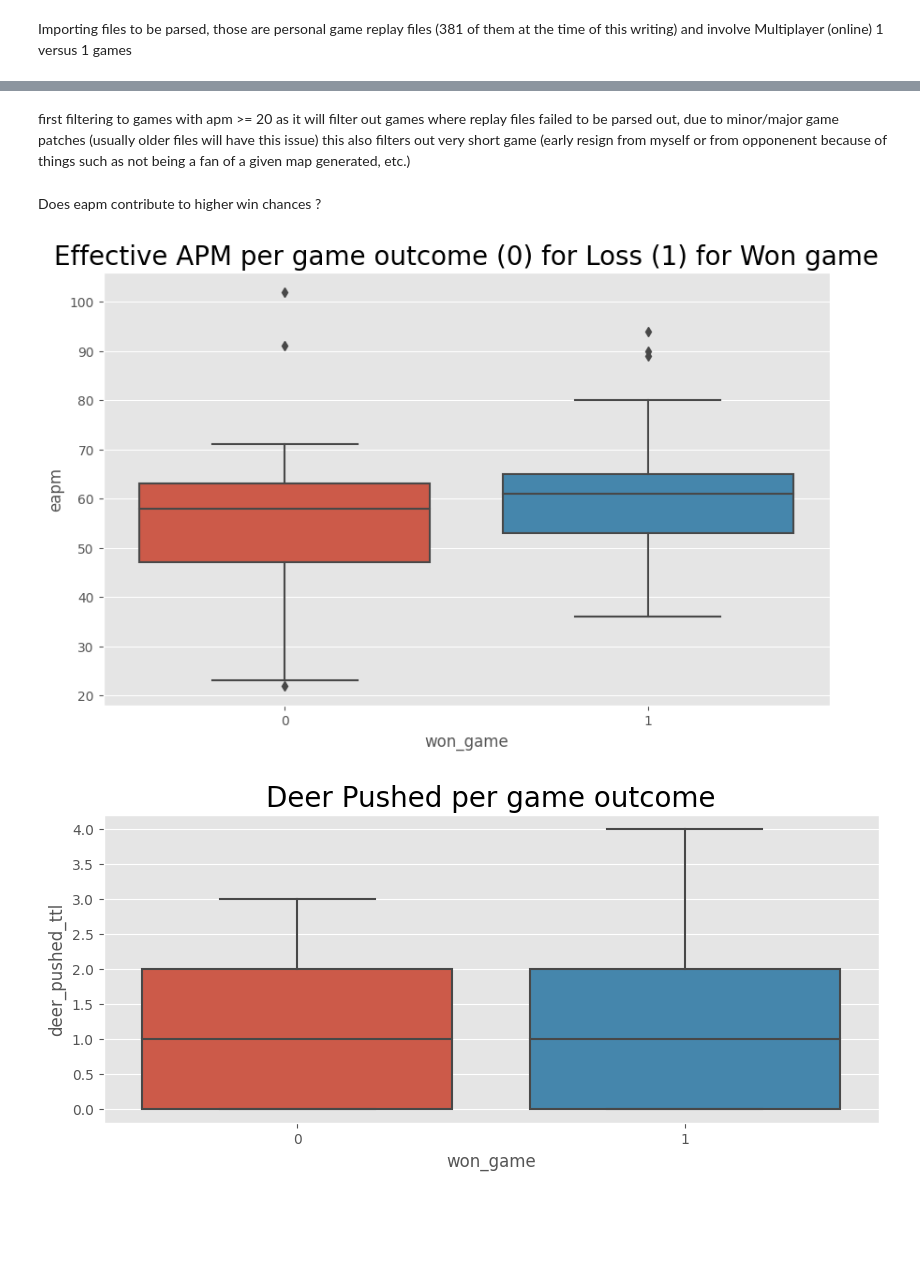
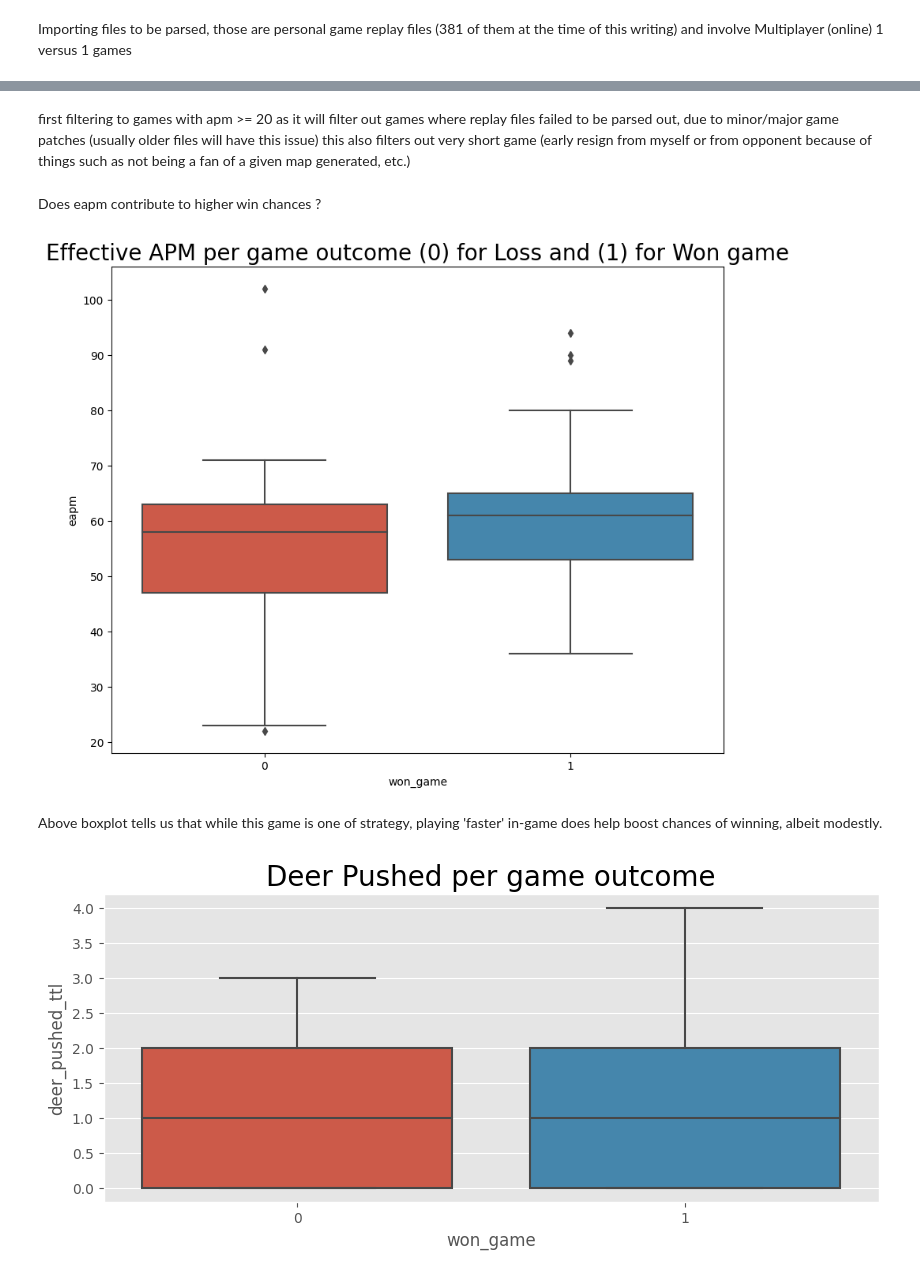
Before and after one commit to kkardousk/aoe, a Jupyter notebook: aoe2_games_replay_analysis.ipynb, the cells around one changed output, grey strips where cells are left out. Cells and saved outputs as stored; diff of their text form; code cells hidden in the pictures; blank space fills up the shorter version.

```diff
--- a/aoe2_games_replay_analysis.ipynb
+++ b/aoe2_games_replay_analysis.ipynb
@@ -144,18 +142,20 @@ overall_stats_df
 # %% [markdown]
-first filtering to games with apm >= 20 as it will filter out games where replay files failed to be parsed out,  due to minor/major game patches (usually older files will have this issue) this also filters out very short game (early resign from myself or from opponenent because of things such as not being a  fan of a given map generated, etc.)
+first filtering to games with apm >= 20 as it will filter out games where replay files failed to be parsed out,  due to minor/major game patches (usually older files will have this issue) this also filters out very short game (early resign from myself or from opponent because of things such as not being a  fan of a given map generated, etc.)
 # %%
 
 overall_stats_df_filtered = overall_stats_df[overall_stats_df['eapm'] >= 20]
 # %% [markdown]
 Does eapm contribute to higher win chances ?
 # %%
-fig, ax = plt.subplots(dpi = 100, figsize = (10, 6))
+fig, ax = plt.subplots(dpi = 100, figsize = (10, 8))
 plt.style.use('ggplot')
 with seaborn.plotting_context(rc={"font.size":20,"axes.titlesize":20,"axes.labelsize":20}):
     seaborn.boxplot(x = 'won_game', y = 'eapm', data = overall_stats_df_filtered)\
-        .set_title('Effective APM per game outcome (0) for Loss (1) for Won game')
+        .set_title('Effective APM per game outcome (0) for Loss and (1) for Won game')
 # %% [output]
-[figure, old version]
+[figure, new version]
+# %% [markdown]
+Above boxplot tells us that while this game is one of strategy, playing 'faster' in-game does help boost chances of winning, albeit modestly.
 # %%
 fig, ax = plt.subplots(dpi = 100, figsize = (10, 4))
 plt.style.use('ggplot')
```
Also changed, not shown: parts of 13 cells of this notebook.
